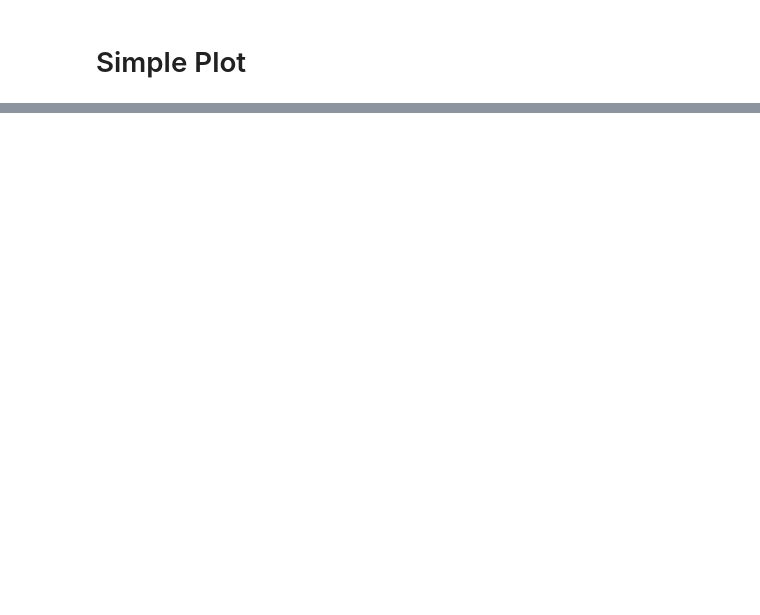
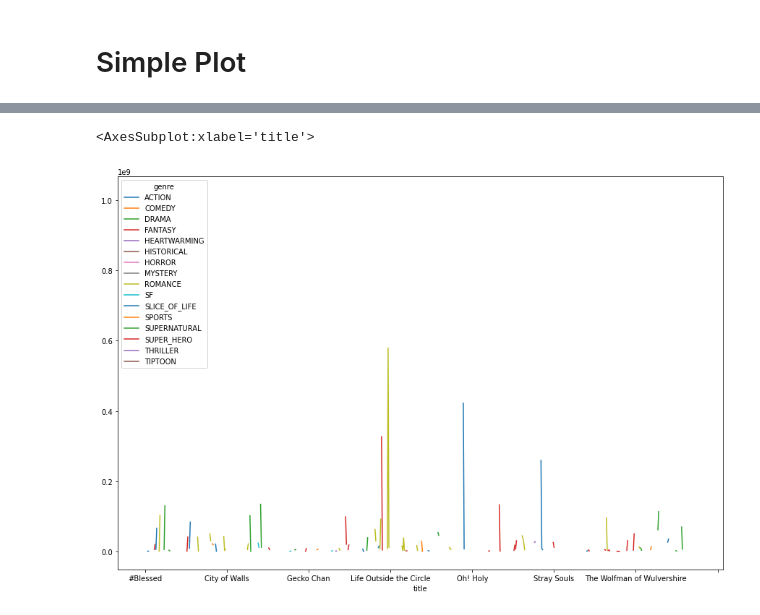
Before and after one commit to JohnLervandal/CS103A-CPA01, a Jupyter notebook: CPA01.ipynb, the cells around one changed output, grey strips where cells are left out. Cells and saved outputs as stored; diff of their text form; code cells hidden in the pictures; blank space fills up the shorter version.

```diff
--- a/CPA01.ipynb
+++ b/CPA01.ipynb
@@ -56,0 +90,5 @@ Length: 10, dtype: object
+# %%
+column = 'views'
+
+Y = pd.pivot_table(df, values=column, index = ["title"], columns = ["genre"])
+Y
@@ -56,0 +110,5 @@ Length: 10, dtype: object
+# %%
+Y.plot(figsize=(15,10))
+# %% [output]
+<AxesSubplot:xlabel='title'>
+[figure, added]
```
Also changed, not shown: parts of 8 cells of this notebook, 2 other files.
